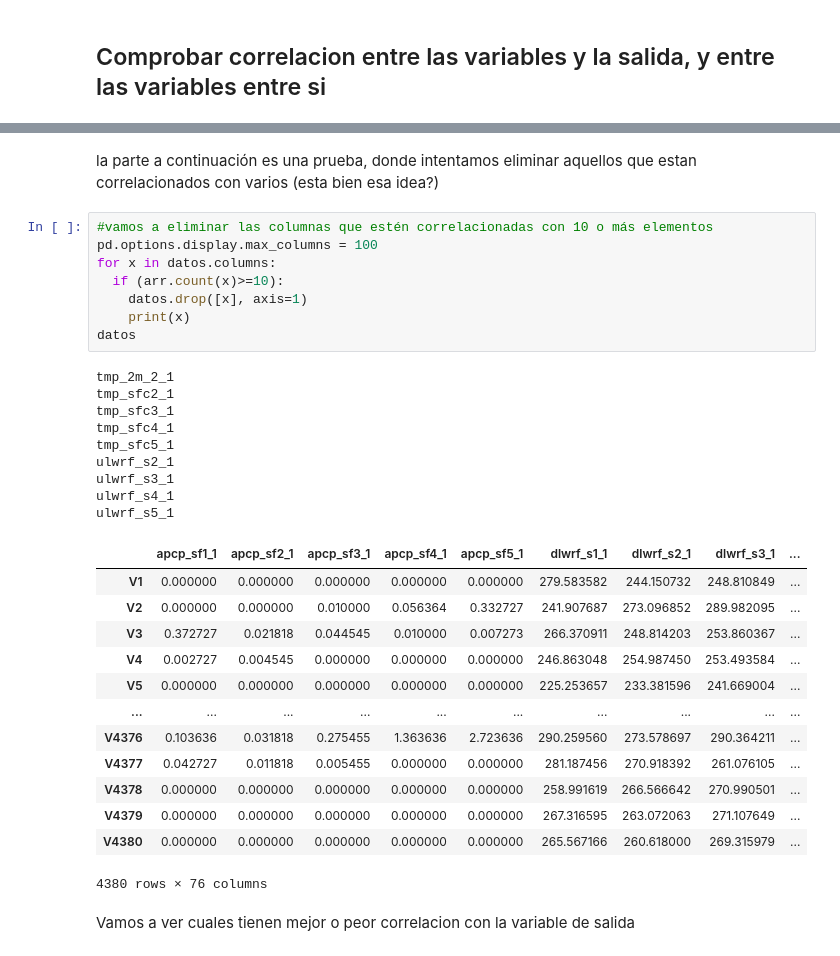
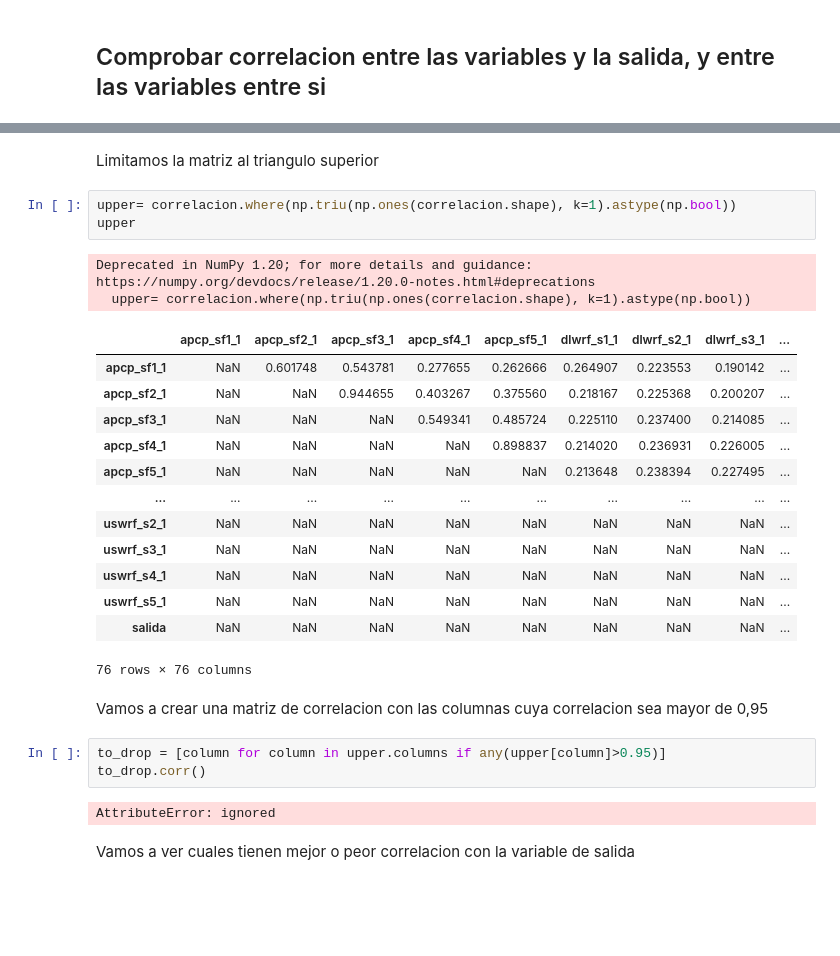
Before and after one commit to cabamarcos/Machine-Learning-Prediccion-de-produccion-electrica-solar, a Jupyter notebook: TrabajoFinalAA.ipynb, the cells around one changed output, grey strips where cells are left out. Cells and saved outputs as stored; diff of their text form; blank space fills up the shorter version.

```diff
--- a/TrabajoFinalAA.ipynb
+++ b/TrabajoFinalAA.ipynb
@@ -182,35 +153,30 @@ salida 0
-# %% [markdown]
-la parte a continuación es una prueba, donde intentamos eliminar aquellos que estan correlacionados con varios (esta bien esa idea?)
-# %%
-#vamos a eliminar las columnas que estén correlacionadas con 10 o más elementos
-pd.options.display.max_columns = 100
-for x in datos.columns:
-  if (arr.count(x)>=10):
-    datos.drop([x], axis=1)
-    print(x)
-datos
-# %% [output]
-tmp_2m_2_1
-tmp_sfc2_1
-tmp_sfc3_1
-tmp_sfc4_1
-tmp_sfc5_1
-ulwrf_s2_1
-ulwrf_s3_1
-ulwrf_s4_1
-ulwrf_s5_1
-|  | apcp_sf1_1 | apcp_sf2_1 | apcp_sf3_1 | apcp_sf4_1 | apcp_sf5_1 | dlwrf_s1_1 | dlwrf_s2_1 | dlwrf_s3_1 | ... |
-| V1 | 0.000000 | 0.000000 | 0.000000 | 0.000000 | 0.000000 | 279.583582 | 244.150732 | 248.810849 | ... |
-| V2 | 0.000000 | 0.000000 | 0.010000 | 0.056364 | 0.332727 | 241.907687 | 273.096852 | 289.982095 | ... |
-| V3 | 0.372727 | 0.021818 | 0.044545 | 0.010000 | 0.007273 | 266.370911 | 248.814203 | 253.860367 | ... |
-| V4 | 0.002727 | 0.004545 | 0.000000 | 0.000000 | 0.000000 | 246.863048 | 254.987450 | 253.493584 | ... |
-| V5 | 0.000000 | 0.000000 | 0.000000 | 0.000000 | 0.000000 | 225.253657 | 233.381596 | 241.669004 | ... |
-| ... | ... | ... | ... | ... | ... | ... | ... | ... | ... |
-| V4376 | 0.103636 | 0.031818 | 0.275455 | 1.363636 | 2.723636 | 290.259560 | 273.578697 | 290.364211 | ... |
-| V4377 | 0.042727 | 0.011818 | 0.005455 | 0.000000 | 0.000000 | 281.187456 | 270.918392 | 261.076105 | ... |
-| V4378 | 0.000000 | 0.000000 | 0.000000 | 0.000000 | 0.000000 | 258.991619 | 266.566642 | 270.990501 | ... |
-| V4379 | 0.000000 | 0.000000 | 0.000000 | 0.000000 | 0.000000 | 267.316595 | 263.072063 | 271.107649 | ... |
-| V4380 | 0.000000 | 0.000000 | 0.000000 | 0.000000 | 0.000000 | 265.567166 | 260.618000 | 269.315979 | ... |
-4380 rows × 76 columns
+# %% [markdown]
+Limitamos la matriz al triangulo superior
+# %%
+upper= correlacion.where(np.triu(np.ones(correlacion.shape), k=1).astype(np.bool))
+upper
+# %% [output]
+Deprecated in NumPy 1.20; for more details and guidance: https://numpy.org/devdocs/release/1.20.0-notes.html#deprecations
+  upper= correlacion.where(np.triu(np.ones(correlacion.shape), k=1).astype(np.bool))
+|  | apcp_sf1_1 | apcp_sf2_1 | apcp_sf3_1 | apcp_sf4_1 | apcp_sf5_1 | dlwrf_s1_1 | dlwrf_s2_1 | dlwrf_s3_1 | ... |
+| apcp_sf1_1 | NaN | 0.601748 | 0.543781 | 0.277655 | 0.262666 | 0.264907 | 0.223553 | 0.190142 | ... |
+| apcp_sf2_1 | NaN | NaN | 0.944655 | 0.403267 | 0.375560 | 0.218167 | 0.225368 | 0.200207 | ... |
+| apcp_sf3_1 | NaN | NaN | NaN | 0.549341 | 0.485724 | 0.225110 | 0.237400 | 0.214085 | ... |
+| apcp_sf4_1 | NaN | NaN | NaN | NaN | 0.898837 | 0.214020 | 0.236931 | 0.226005 | ... |
+| apcp_sf5_1 | NaN | NaN | NaN | NaN | NaN | 0.213648 | 0.238394 | 0.227495 | ... |
+| ... | ... | ... | ... | ... | ... | ... | ... | ... | ... |
+| uswrf_s2_1 | NaN | NaN | NaN | NaN | NaN | NaN | NaN | NaN | ... |
+| uswrf_s3_1 | NaN | NaN | NaN | NaN | NaN | NaN | NaN | NaN | ... |
+| uswrf_s4_1 | NaN | NaN | NaN | NaN | NaN | NaN | NaN | NaN | ... |
+| uswrf_s5_1 | NaN | NaN | NaN | NaN | NaN | NaN | NaN | NaN | ... |
+| salida | NaN | NaN | NaN | NaN | NaN | NaN | NaN | NaN | ... |
+76 rows × 76 columns
+# %% [markdown]
+Vamos a crear una matriz de correlacion con las columnas cuya correlacion sea mayor de 0,95
+# %%
+to_drop = [column for column in upper.columns if any(upper[column]>0.95)]
+to_drop.corr()
+# %% [output]
+AttributeError: ignored
 # %% [markdown]
 Vamos a ver cuales tienen mejor o peor correlacion con la variable de salida
```
Also changed, not shown: parts of 9 cells of this notebook.
